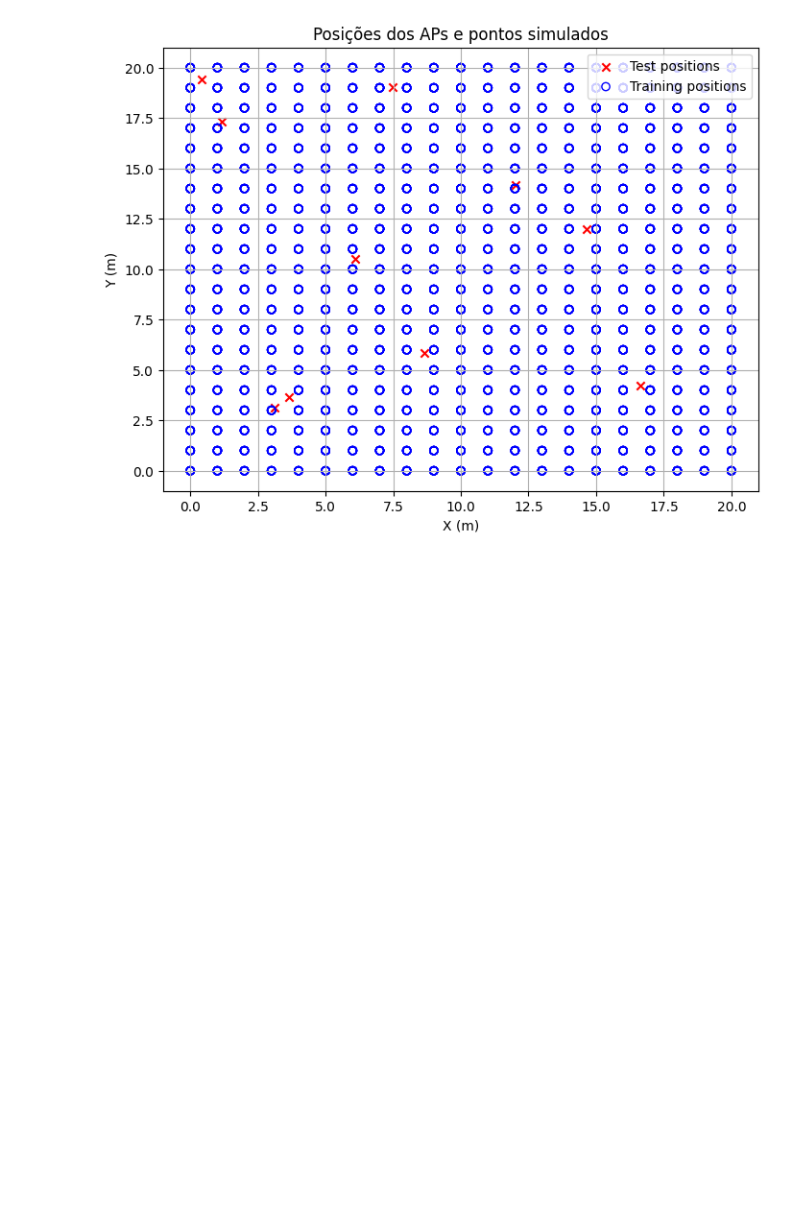
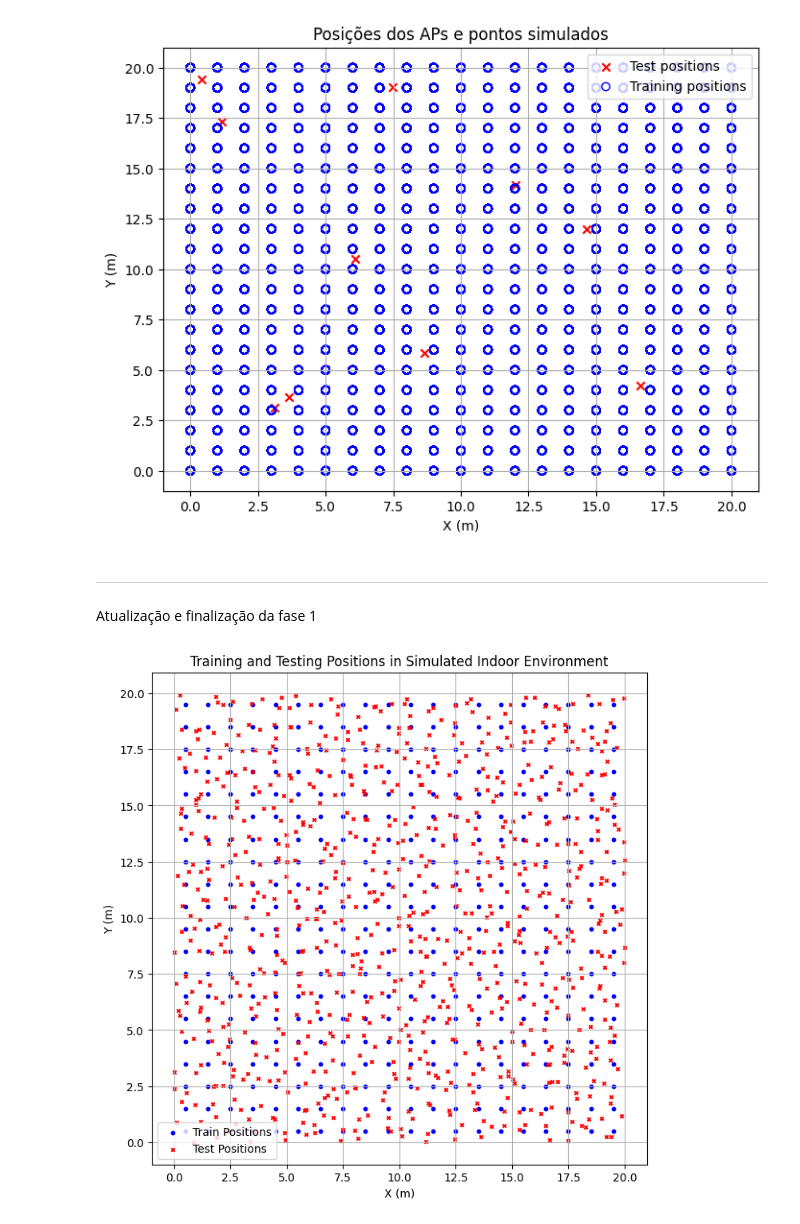
Before and after one commit to oziieljuniior/Gan, a Jupyter notebook: Notebooks/vetor_RSSI_simulado.ipynb, the cells around one changed output. Saved outputs shown, nothing was run; the diff lists cells and outputs as text; code cells hidden in the pictures; blank space fills up the shorter version.

Commit message:
Atualização e finalização da fase 1 do projeto.

```diff
--- a/Notebooks/vetor_RSSI_simulado.ipynb
+++ b/Notebooks/vetor_RSSI_simulado.ipynb
@@ -22,8 +22,8 @@ np.random.seed(42)
 ap_positions = np.random.uniform(0, area_size, size=(n_aps, 2))
 
 # Grelha de pontos no ambiente
-x_coords = np.arange(0, area_size + grid_step, grid_step)
-y_coords = np.arange(0, area_size + grid_step, grid_step)
+x_coords = np.arange(1, area_size, grid_step)
+y_coords = np.arange(1, area_size, grid_step)
 positions = np.array([(x, y) for x in x_coords for y in y_coords])
 
 # Função para calcular RSSI para um ponto
@@ -86,3 +86,43 @@ plt.grid(True)
 plt.show()
 # %% [output]
 [figure]
+# %% [markdown]
+---
+
+Atualização e finalização da fase 1
+# %%
+import matplotlib.pyplot as plt
+import numpy as np
+
+# Área do ambiente
+area_size = 20
+grid_step = 1
+
+# Posições de treinamento (1 por zona, no centro)
+train_x, train_y = np.meshgrid(np.arange(0.5, area_size, grid_step),
+                               np.arange(0.5, area_size, grid_step))
+train_positions = np.column_stack((train_x.ravel(), train_y.ravel()))
+
+# Posições de teste (2 aleatórias por zona de 1m²)
+test_positions = []
+for i in range(area_size):
+    for j in range(area_size):
+        for _ in range(2):  # 2 posições por zona
+            x = i + np.random.rand()
+            y = j + np.random.rand()
+            test_positions.append((x, y))
+test_positions = np.array(test_positions)
+
+# Plot
+plt.figure(figsize=(8, 8))
+plt.scatter(train_positions[:, 0], train_positions[:, 1], c='blue', marker = 'o', label='Train Positions', s=10)
+plt.scatter(test_positions[:, 0], test_positions[:, 1], c='red', marker='x', label='Test Positions', s=10)
+plt.title("Training and Testing Positions in Simulated Indoor Environment")
+plt.xlabel("X (m)")
+plt.ylabel("Y (m)")
+plt.legend()
+plt.grid(True)
+plt.axis("equal")
+plt.show()
+# %% [output]
+[figure, added]
```
Also changed, not shown: parts of 3 cells of this notebook, 10 other files.
